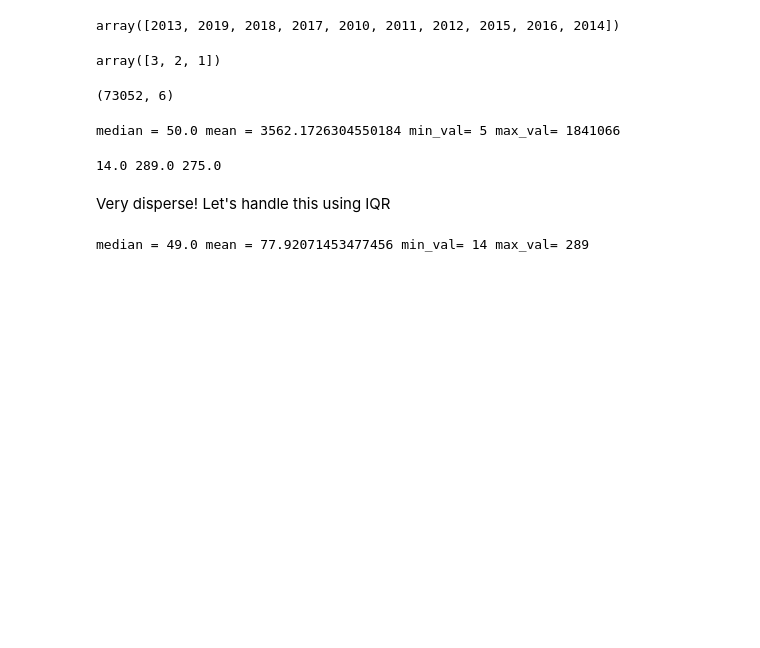
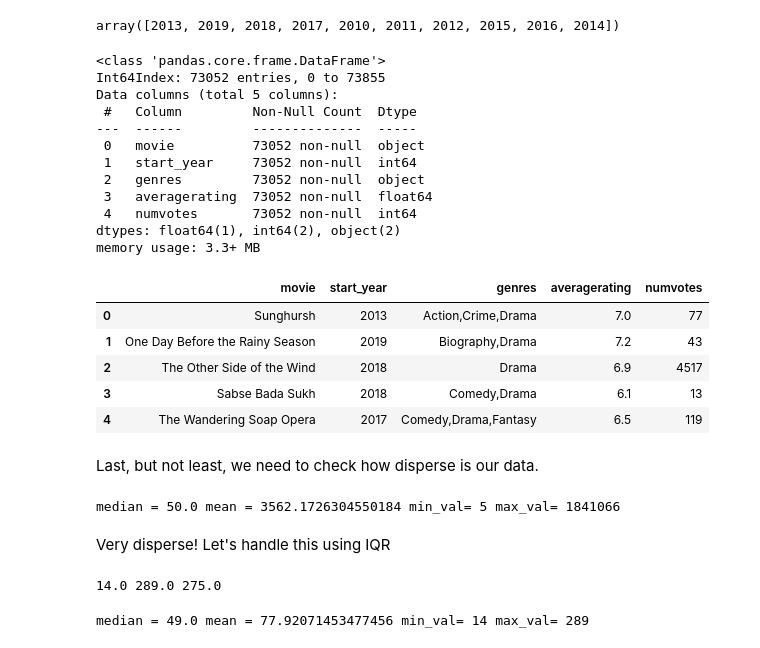
Before and after one commit to adcm2292/dsc-phase-1-project-online, a Jupyter notebook: n1_overview_and_data_understanding.ipynb, the cells around one changed output. Saved outputs shown, nothing was run; the diff lists cells and outputs as text; code cells hidden in the pictures; blank space fills up the shorter version.

```diff
--- a/n1_overview_and_data_understanding.ipynb
+++ b/n1_overview_and_data_understanding.ipynb
@@ -386,4 +381 @@ df2_and_df3 = df2_and_df3.dropna(subset = ['genres'])
 df2_and_df3['genres'] = [str(i) for i in df2_and_df3.genres]
-# %%
-df2_and_df3['genre_list'] = df2_and_df3['genres'].apply(lambda x: x.split(sep=','))
-df2_and_df3.head()
@@ -417,9 +390,25 @@ ratings_df['genre_count'] = genreCount(ratings_df, ratings_df['genre_list'])
-# %%
-ratings_df['genre_count'].unique()
-# %% [output]
-array([3, 2, 1])
-# %%
-ratings_df.shape
-# %% [output]
-(73052, 6)
+# %%
+ratings_df.info()
+ratings_df.head()
+# %% [output]
+<class 'pandas.core.frame.DataFrame'>
+Int64Index: 73052 entries, 0 to 73855
+Data columns (total 5 columns):
+ #   Column         Non-Null Count  Dtype
+---  ------         --------------  -----
+ 0   movie          73052 non-null  object
+ 1   start_year     73052 non-null  int64
+ 2   genres         73052 non-null  object
+ 3   averagerating  73052 non-null  float64
+ 4   numvotes       73052 non-null  int64
+dtypes: float64(1), int64(2), object(2)
+memory usage: 3.3+ MB
+|  | movie | start_year | genres | averagerating | numvotes |
+| 0 | Sunghursh | 2013 | Action,Crime,Drama | 7.0 | 77 |
+| 1 | One Day Before the Rainy Season | 2019 | Biography,Drama | 7.2 | 43 |
+| 2 | The Other Side of the Wind | 2018 | Drama | 6.9 | 4517 |
+| 3 | Sabse Bada Sukh | 2018 | Comedy,Drama | 6.1 | 13 |
+| 4 | The Wandering Soap Opera | 2017 | Comedy,Drama,Fantasy | 6.5 | 119 |
+# %% [markdown]
+Last, but not least, we need to check how disperse is our data.
 # %%
@@ -431,6 +419,9 @@ max_val = ratings_df['numvotes'].max()
 print('median =', median, "mean =", mean, 'min_val=', min_val, 'max_val=', max_val)
 # %% [output]
 median = 50.0 mean = 3562.1726304550184 min_val= 5 max_val= 1841066
+# %% [markdown]
+Very disperse!
+Let's handle this using IQR
 # %%
 Q1 = ratings_df['numvotes'].quantile(0.25)
 Q3 = ratings_df['numvotes'].quantile(0.75)
@@ -438,9 +429,6 @@ IQR = Q3 - Q1
 print(Q1, Q3, IQR)
 # %% [output]
 14.0 289.0 275.0
-# %% [markdown]
-Very disperse!
-Let's handle this using IQR
 # %%
 ratings_df = ratings_df[ratings_df['numvotes'] >= Q1]
 # %%
```
Also changed, not shown: parts of 45 cells of this notebook, 2 other files.
